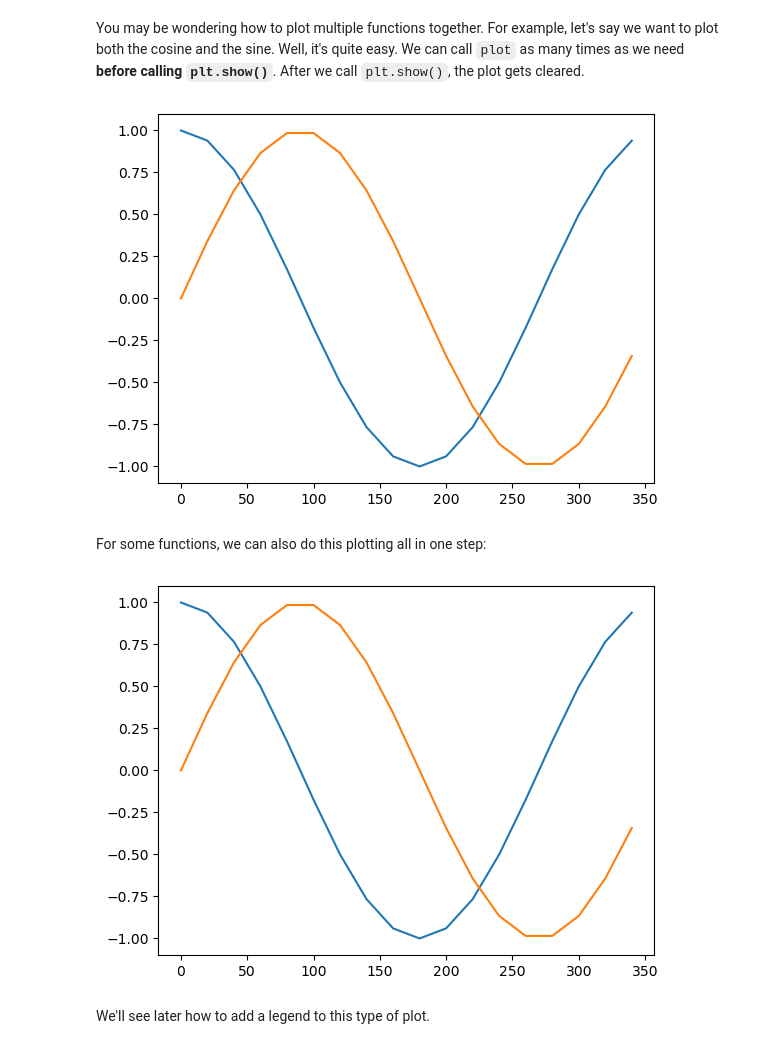
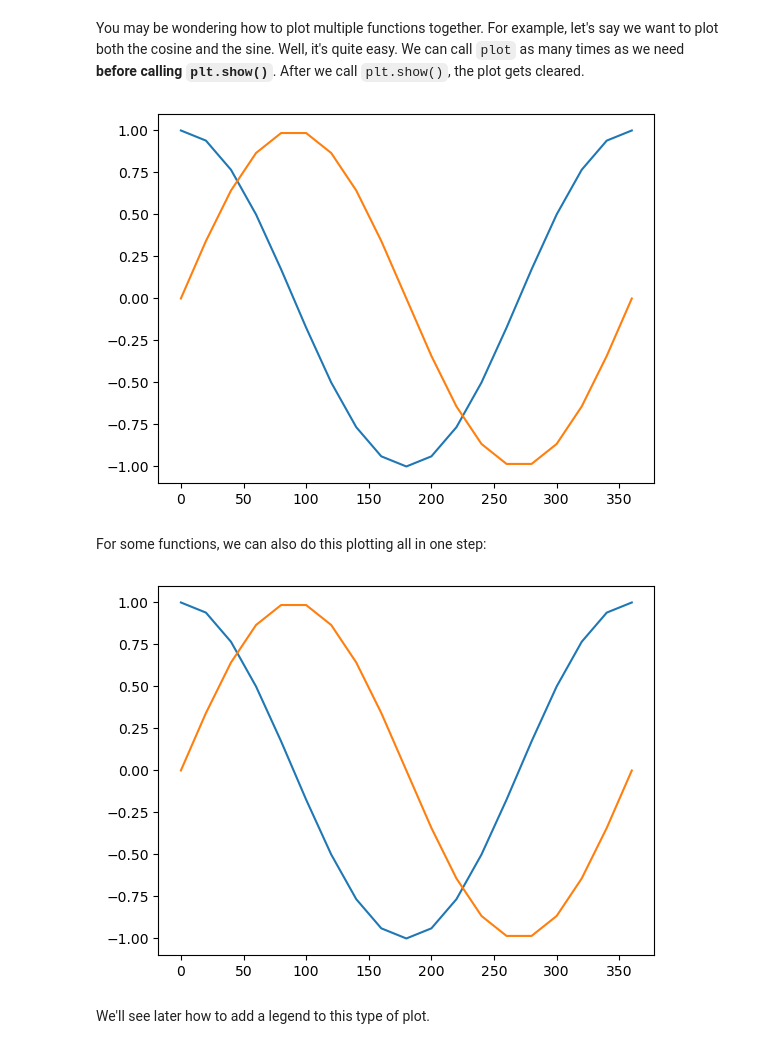
Before and after one commit to QLS-MiCM/DataProcessingInPython, a Jupyter notebook: Exercises/solutions/DataProcessingPython.ipynb, the cells around one changed output. Cells and saved outputs as stored; diff of their text form; code cells hidden in the pictures.

```diff
--- a/Exercises/solutions/DataProcessingPython.ipynb
+++ b/Exercises/solutions/DataProcessingPython.ipynb
@@ -1352,30 +1363,28 @@ Now, isn't that a more exciting plot?
 # %% [markdown]
 You may be wondering how to plot multiple functions together. For example, let's say we want to plot both the cosine and the sine. Well, it's quite easy. We can call `plot` as many times as we need **before calling `plt.show()`**. After we call `plt.show()`, the plot gets cleared.
 # %%
-# Your code here to plot the functions for sin and cos
-xs = np.arange(0, 360, 20)
+xs = np.arange(0, 361, 20)
 cos_ys = np.cos(np.radians(xs))
 sin_ys = np.sin(np.radians(xs))
 
-# Generate the plot
+# Your code here to plot the functions for sin and cos
 plt.plot(xs, cos_ys)
 plt.plot(xs, sin_ys)
 plt.show()
 # %% [output]
-[figure, old version]
+[figure, new version]
 # %% [markdown]
 For some functions, we can also do this plotting all in one step:
 # %%
-# Your code here to plot the functions for sin and cos
-xs = np.arange(0, 360, 20)
+xs = np.arange(0, 361, 20)
 cos_ys = np.cos(np.radians(xs))
 sin_ys = np.sin(np.radians(xs))
 
-# Generate the plot
+# Your code here to plot the functions for sin and cos
 plt.plot(xs, cos_ys, xs, sin_ys)
 plt.show()
 # %% [output]
-[figure, old version]
+[figure, new version]
 # %% [markdown]
 We'll see later how to add a legend to this type of plot.
 # %% [markdown]
```
Also changed, not shown: parts of 77 cells of this notebook, 1 other file.
